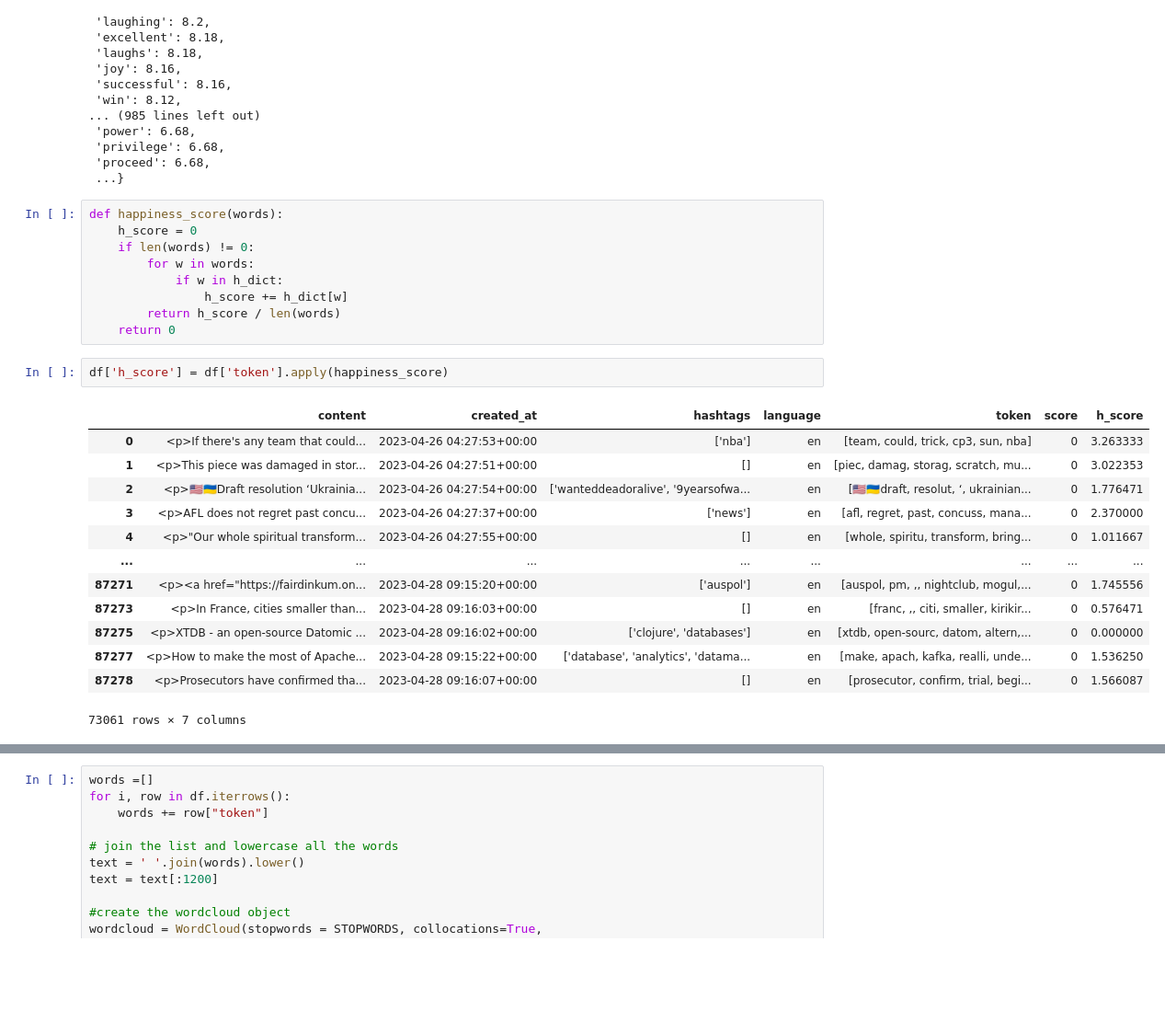
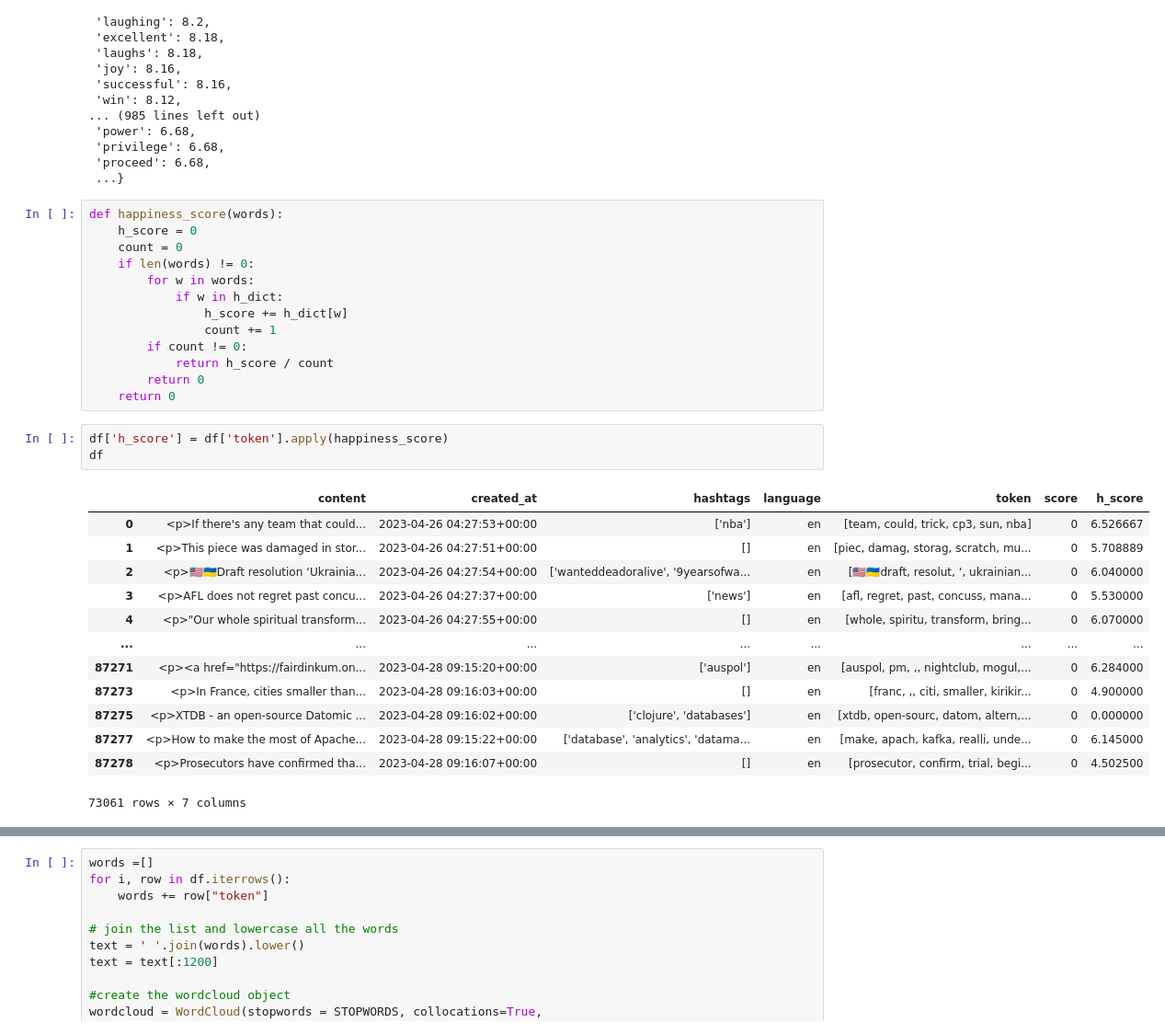
Before and after one commit to is0xjh25/social-media-analytics-on-cloud, a Jupyter notebook: jong/notebook/mastodon_final_process.ipynb, the cells around one changed output, grey strips where cells are left out. Shown at 92% size. Saved outputs shown, nothing was run; the diff lists cells and outputs as text; blank space fills up the shorter version.

```diff
--- a/jong/notebook/mastodon_final_process.ipynb
+++ b/jong/notebook/mastodon_final_process.ipynb
@@ -112,25 +112,30 @@ h_dict
 # %%
 def happiness_score(words):
     h_score = 0
+    count = 0
     if len(words) != 0:
         for w in words:
             if w in h_dict:
                 h_score += h_dict[w]
-        return h_score / len(words)
+                count += 1
+        if count != 0:
+            return h_score / count
+        return 0
     return 0
 # %%
 df['h_score'] = df['token'].apply(happiness_score)
+df
 # %% [output]
 |  | content | created_at | hashtags | language | token | score | h_score |
-| 0 | <p>If there's any team that could... | 2023-04-26 04:27:53+00:00 | ['nba'] | en | [team, could, trick, cp3, sun, nba] | 0 | 3.263333 |
-| 1 | <p>This piece was damaged in stor... | 2023-04-26 04:27:51+00:00 | [] | en | [piec, damag, storag, scratch, mu... | 0 | 3.022353 |
-| 2 | <p>🇺🇸🇺🇦Draft resolution ‘Ukrainia... | 2023-04-26 04:27:54+00:00 | ['wanteddeadoralive', '9yearsofwa... | en | [🇺🇸🇺🇦draft, resolut, ‘, ukrainian... | 0 | 1.776471 |
-| 3 | <p>AFL does not regret past concu... | 2023-04-26 04:27:37+00:00 | ['news'] | en | [afl, regret, past, concuss, mana... | 0 | 2.370000 |
-| 4 | <p>"Our whole spiritual transform... | 2023-04-26 04:27:55+00:00 | [] | en | [whole, spiritu, transform, bring... | 0 | 1.011667 |
+| 0 | <p>If there's any team that could... | 2023-04-26 04:27:53+00:00 | ['nba'] | en | [team, could, trick, cp3, sun, nba] | 0 | 6.526667 |
+| 1 | <p>This piece was damaged in stor... | 2023-04-26 04:27:51+00:00 | [] | en | [piec, damag, storag, scratch, mu... | 0 | 5.708889 |
+| 2 | <p>🇺🇸🇺🇦Draft resolution ‘Ukrainia... | 2023-04-26 04:27:54+00:00 | ['wanteddeadoralive', '9yearsofwa... | en | [🇺🇸🇺🇦draft, resolut, ‘, ukrainian... | 0 | 6.040000 |
+| 3 | <p>AFL does not regret past concu... | 2023-04-26 04:27:37+00:00 | ['news'] | en | [afl, regret, past, concuss, mana... | 0 | 5.530000 |
+| 4 | <p>"Our whole spiritual transform... | 2023-04-26 04:27:55+00:00 | [] | en | [whole, spiritu, transform, bring... | 0 | 6.070000 |
 | ... | ... | ... | ... | ... | ... | ... | ... |
-| 87271 | <p><a href="https://fairdinkum.on... | 2023-04-28 09:15:20+00:00 | ['auspol'] | en | [auspol, pm, ,, nightclub, mogul,... | 0 | 1.745556 |
-| 87273 | <p>In France, cities smaller than... | 2023-04-28 09:16:03+00:00 | [] | en | [franc, ,, citi, smaller, kirikir... | 0 | 0.576471 |
+| 87271 | <p><a href="https://fairdinkum.on... | 2023-04-28 09:15:20+00:00 | ['auspol'] | en | [auspol, pm, ,, nightclub, mogul,... | 0 | 6.284000 |
+| 87273 | <p>In France, cities smaller than... | 2023-04-28 09:16:03+00:00 | [] | en | [franc, ,, citi, smaller, kirikir... | 0 | 4.900000 |
 | 87275 | <p>XTDB - an open-source Datomic ... | 2023-04-28 09:16:02+00:00 | ['clojure', 'databases'] | en | [xtdb, open-sourc, datom, altern,... | 0 | 0.000000 |
-| 87277 | <p>How to make the most of Apache... | 2023-04-28 09:15:22+00:00 | ['database', 'analytics', 'datama... | en | [make, apach, kafka, realli, unde... | 0 | 1.536250 |
-| 87278 | <p>Prosecutors have confirmed tha... | 2023-04-28 09:16:07+00:00 | [] | en | [prosecutor, confirm, trial, begi... | 0 | 1.566087 |
+| 87277 | <p>How to make the most of Apache... | 2023-04-28 09:15:22+00:00 | ['database', 'analytics', 'datama... | en | [make, apach, kafka, realli, unde... | 0 | 6.145000 |
+| 87278 | <p>Prosecutors have confirmed tha... | 2023-04-28 09:16:07+00:00 | [] | en | [prosecutor, confirm, trial, begi... | 0 | 4.502500 |
 73061 rows × 7 columns
```
Also changed, not shown: parts of 1 cell of this notebook.
